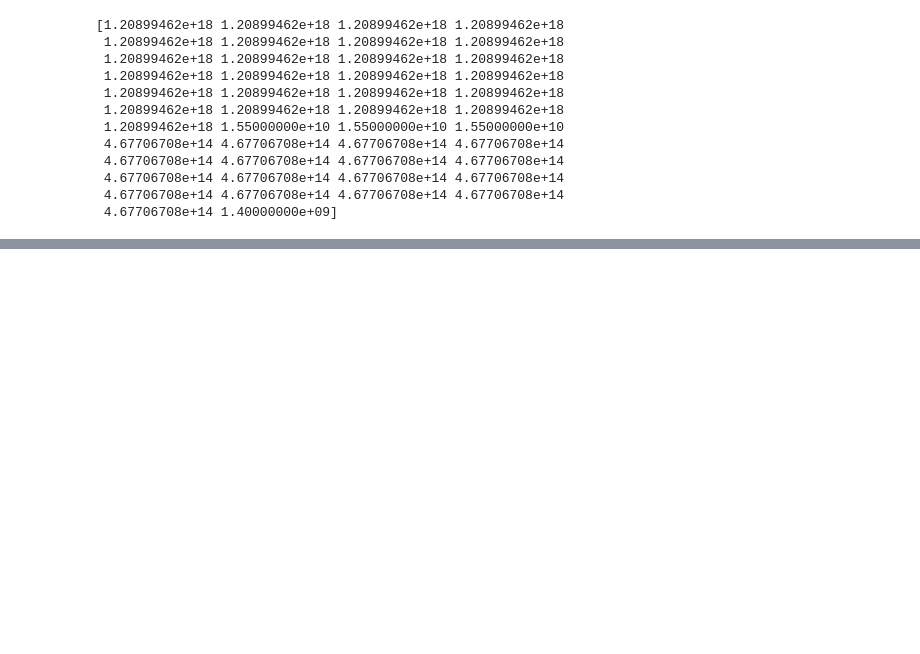
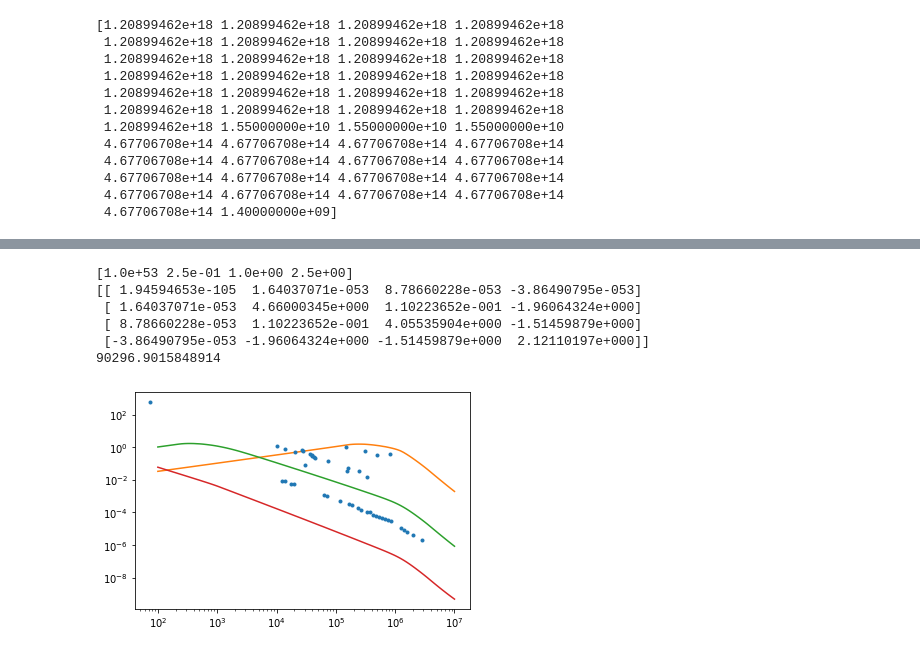
Before and after one commit to geoffryan/GRADMAP-2021-WW-Research, a Jupyter notebook: geoff/starter.ipynb, the cells around one changed output, grey strips where cells are left out. Drawn from its saved outputs; the diff is of its cells as text; code cells hidden in the pictures; blank space fills up the shorter version.

```diff
--- a/geoff/starter.ipynb
+++ b/geoff/starter.ipynb
@@ -102,0 +188,57 @@ NameError: name 'tR' is not defined
+# %%
+# Try a fit!
+#.        E0.    thetaCore density  p
+guess = [1.0e53, 0.25,      1.0,     2.5]
+
+# Set bounds
+lower_bounds = np.array([1.0e48, 0.0,     1.0e-5, 2.0])
+upper_bounds = np.array([1.0e56, np.pi/2, 1.0e5,  3.0])
+bounds = (lower_bounds, upper_bounds)
+
+popt, pcov = scipy.optimize.curve_fit(fit_function, xdata, Fnu_data, sigma=Ferr_data,
+                                      p0=guess, bounds=bounds)
+
+print(popt)
+print(pcov)
+
+#Compute model with guess values
+Fnu_model = fit_function(xdata, *popt)
+
+#Compute chi2 of guess
+print(chi2_function(Fnu_model, Fnu_data, Ferr_data))
+
+xdataR = {'t_data': t,
+         'nu_data': nuR,
+         'Z': Zguess}
+xdataO = {'t_data': t,
+         'nu_data': nuO,
+         'Z': Zguess}
+xdataX = {'t_data': t,
+         'nu_data': nuX,
+         'Z': Zguess}
+
+# Calculate the model!
+FnuR = fit_function(xdataR, *popt)
+FnuO = fit_function(xdataO, *popt)
+FnuX = fit_function(xdataX, *popt)
+
+# Plot the data
+plt.errorbar(t_data, Fnu_data, Ferr_data, ls='', marker='.', label='data')
+
+# Plot the model
+plt.plot(t, FnuR, label='model - radio')
+plt.plot(t, FnuO, label='model - optical')
+plt.plot(t, FnuX, label='model - x-ray')
+
+plt.xscale('log')
+plt.yscale('log')
+
+plt.show()
+# %% [output]
+[1.0e+53 2.5e-01 1.0e+00 2.5e+00]
+[[ 1.94594653e-105  1.64037071e-053  8.78660228e-053 -3.86490795e-053]
+ [ 1.64037071e-053  4.66000345e+000  1.10223652e-001 -1.96064324e+000]
+ [ 8.78660228e-053  1.10223652e-001  4.05535904e+000 -1.51459879e+000]
+ [-3.86490795e-053 -1.96064324e+000 -1.51459879e+000  2.12110197e+000]]
+90296.9015848914
+[figure, added]
```
Also changed, not shown: parts of 4 cells of this notebook.
